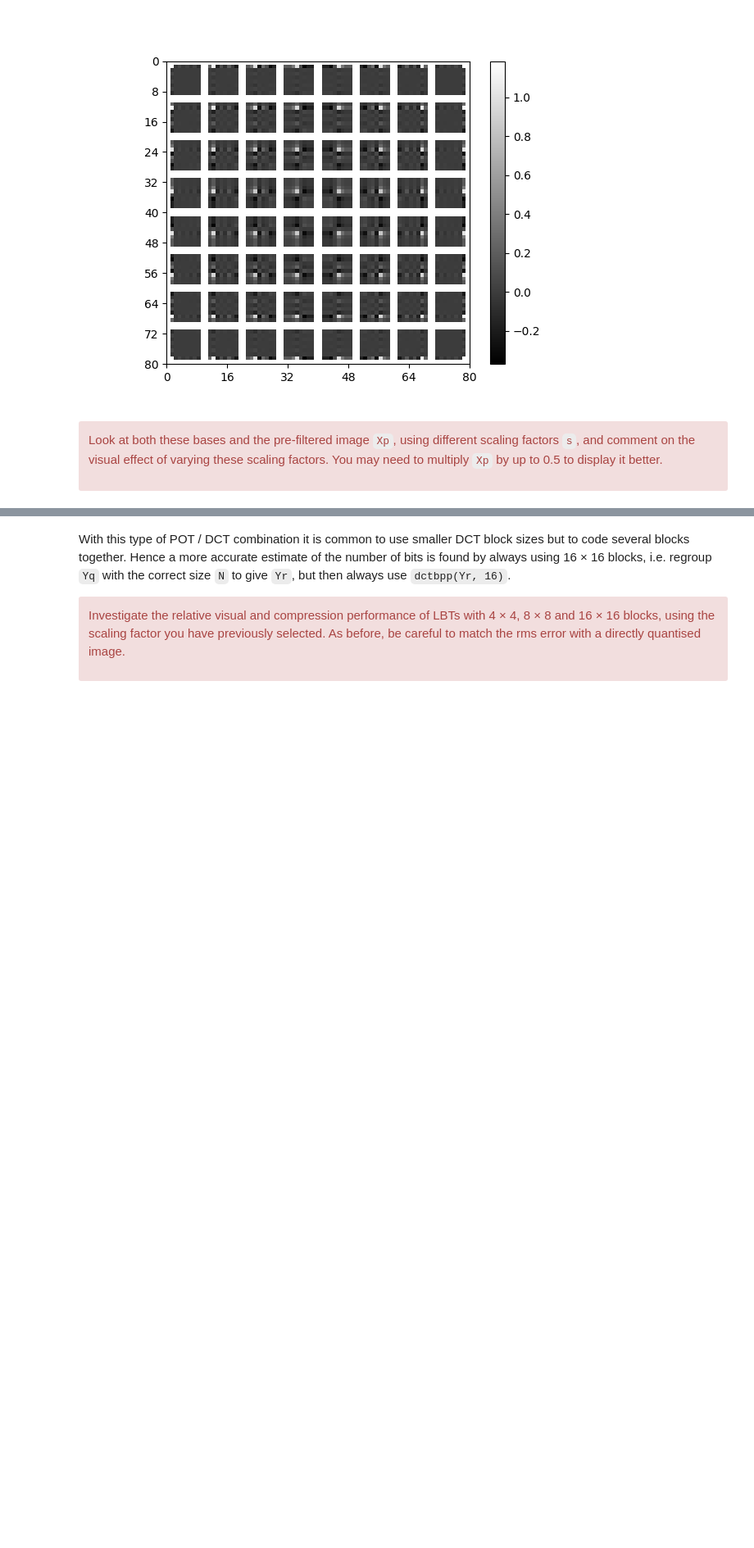
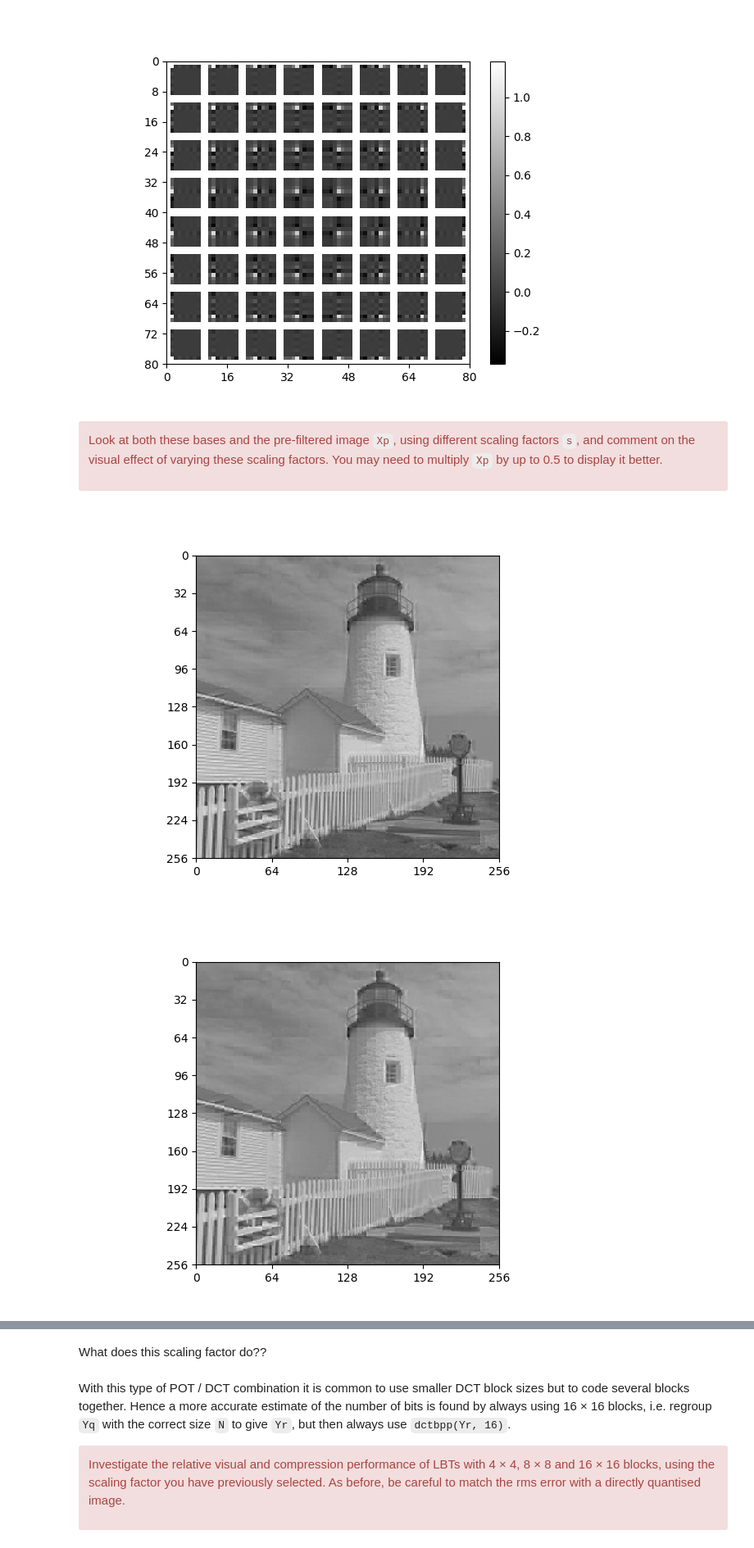
Before and after one commit to dt536/diya_cued_sf2_lab, a Jupyter notebook: 8-lbt.ipynb, the cells around one changed output, grey strips where cells are left out. Shown at 82% size. Saved outputs shown, nothing was run; the diff lists cells and outputs as text; code cells hidden in the pictures; blank space fills up the shorter version.

```diff
--- a/8-lbt.ipynb
+++ b/8-lbt.ipynb
@@ -129,12 +129,12 @@ the rms error match the directly quantised image. Note the compression ratios an
 the scaling factor which maximises these. Also note the visual features in these images.</div>
 # %%
 # Your code here
-def optimisation_for_DCT(Y, Pr, C, max_iter: int = 100):
+def optimisation_for_DCT(Y, Pr, C, N, max_iter: int = 100):
     ls, hs = 0.0, 30.0           # lower / upper bounds
     step_size   = 0.5 * (ls + hs)
     target_rms  = np.std(X-quantise(X, 17))
     tol         = 0.001
-    t = np.s_[8//2:-8//2]
+    t = np.s_[N//2:-N//2]
     Yq = quantise(Y, hs)
     Z = colxfm(colxfm(Yq.T, C.T).T, C.T)
     Zp = Z.copy()  #copy the non-transformed edges directly from Z
@@ -163,4 +163,4 @@ def optimisation_for_DCT(Y, Pr, C, max_iter: int = 100):
     if iter_count == max_iter:
         print("Warning: max iterations reached without meeting tolerance")
 
-    return step_size
+    return step_size, Yq
@@ -167,23 +181,32 @@ def optimisation_for_DCT(Y, Pr, C, max_iter: int = 100):
 # %%
 # your code here
-def apply_LBT(X, s):
-    Pf, Pr = pot_ii(8,s)
-    t = np.s_[8//2:-8//2]  # N is the DCT size, I is the image size
+def apply_LBT(X, s, N):
+    Pf, Pr = pot_ii(N,s)
+    t = np.s_[N//2:-N//2]  # N is the DCT size, I is the image size
     Xp = X.copy()  # copy the non-transformed edges directly from X
     Xp[t,:] = colxfm(Xp[t,:], Pf)
     Xp[:,t] = colxfm(Xp[:,t].T, Pf).T
-    C8 = dct_ii(8)
-    Y = colxfm(colxfm(Xp, C8).T, C8).T
-    return Y, Pr, C8
+    C = dct_ii(N)
+    Y = colxfm(colxfm(Xp, C).T, C).T
+    return Y, Pr, C, Xp
+
+def compression_ratio(Yq, N):
+    Xq = quantise(X, 17)
+    Yr = regroup(Yq, N)/N
+    no_bits_sub_img = dctbpp(Yr, 16)
+    no_bits_ref = bpp(Xq)*Xq.size
+    compression_ratio = no_bits_ref/no_bits_sub_img
+    return(compression_ratio)
 
 s_values = [1.0, 1.25, np.sqrt(2), 1.5, 1.75, 2.0]
 step_sizes = []
-
-t = np.s_[4:-4]  # this stays fixed based on 8x8 DCT
+compression_ratios = []
 
 for s in s_values:
-    Y, Pr, C8 = apply_LBT(X, s)
-    opt_step = optimisation_for_DCT(Y, Pr, C8)
+    Y, Pr, C, Xp = apply_LBT(X, s, N=8)
+    opt_step, Yq = optimisation_for_DCT(Y, Pr, C, N=8)
+    ratio = compression_ratio(Yq, 8)
     step_sizes.append(opt_step)
-    print(f"s = {s:.3f}, optimal step size = {opt_step:.3f}")
+    compression_ratios.append(ratio)
+    print(f"s = {s:.3f}, optimal step size = {opt_step:.3f}, compression ratio = {ratio:.3f}")
 # %% [output]
@@ -218,0 +242,10 @@ multiply `Xp` by up to 0.5 to display it better.</div>
+# %%
+# your code here
+s_values = [1.0, 1.25, np.sqrt(2), 1.5, 1.75, 2.0]
+for s in s_values:
+    Y, Pr, C, Xp = apply_LBT(X, s, N=8)
+    fig, ax = plt.subplots()
+    plot_image(Xp*0.5, ax=ax)
+# %% [output]
+[figure, added]
+[figure, added]
@@ -219,3 +256,5 @@ multiply `Xp` by up to 0.5 to display it better.</div>
+# %% [markdown]
+What does this scaling factor do??
 # %% [markdown]
 With this type of POT / DCT combination it is common to use smaller DCT block sizes
 but to code several blocks together. Hence a more accurate estimate of the number of bits
```
Also changed, not shown: parts of 8 cells of this notebook.
